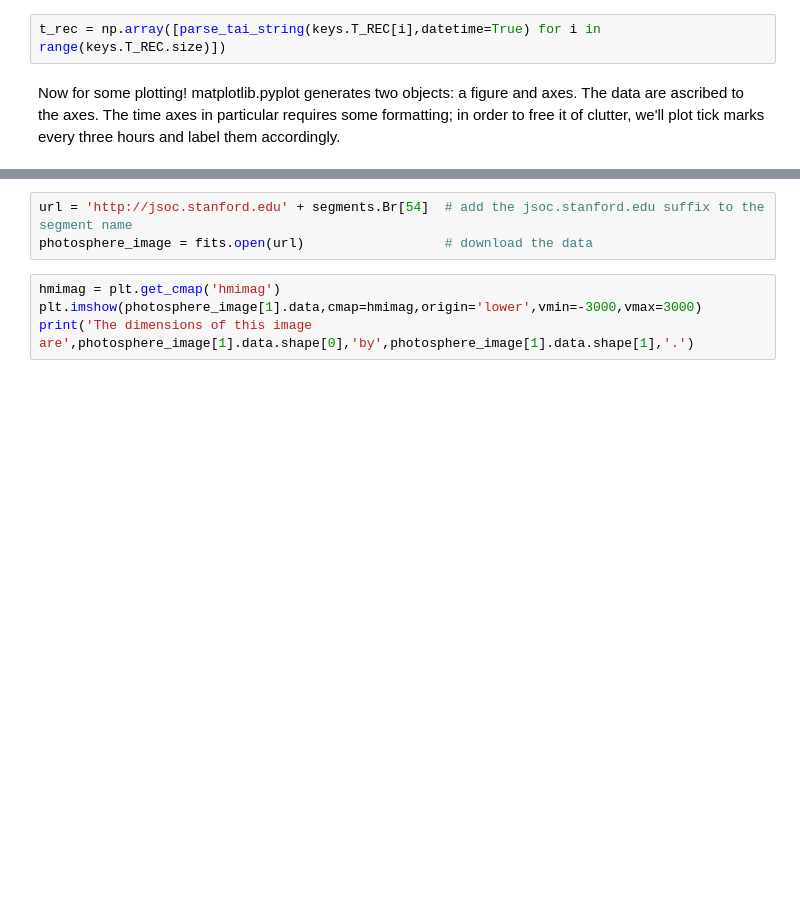
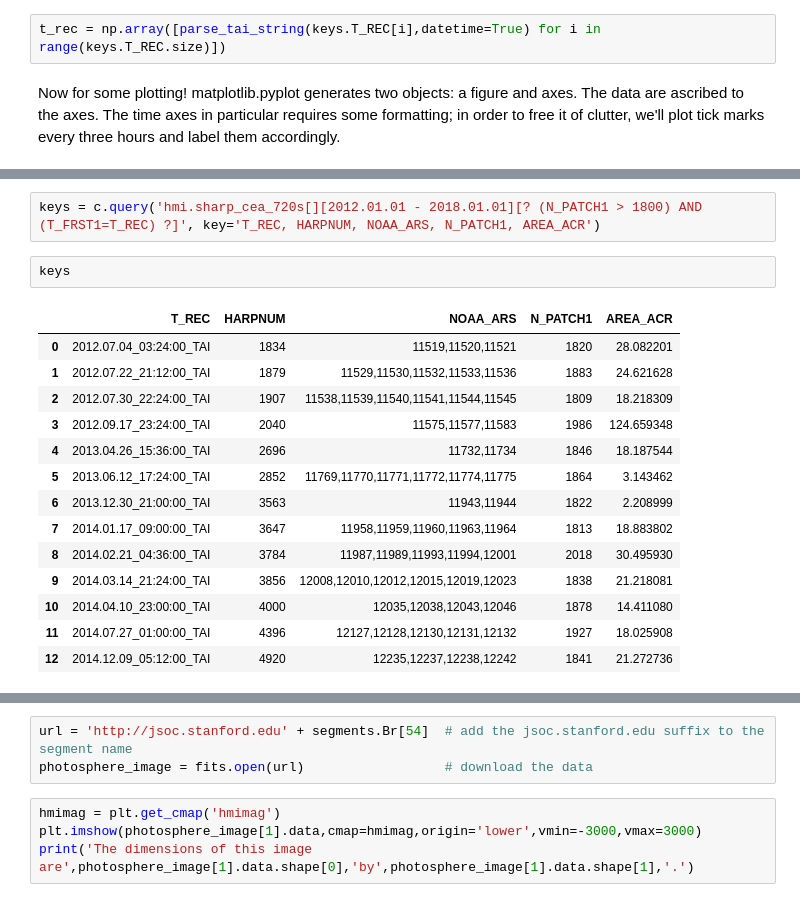
Before and after one commit to mbobra/SHARPs, a Jupyter notebook: plot_swx_d3.ipynb, the cells around one changed output, grey strips where cells are left out. Cells and saved outputs as stored; diff of their text form; blank space fills up the shorter version.

```diff
--- a/plot_swx_d3.ipynb
+++ b/plot_swx_d3.ipynb
@@ -93,0 +161,19 @@ Text(0.5, 1.0, 'total unsigned flux starting at 2011-02-14 15:00:00 UT')
+# %%
+keys = c.query('hmi.sharp_cea_720s[][2012.01.01 - 2018.01.01][? (N_PATCH1 > 1800) AND (T_FRST1=T_REC) ?]', key='T_REC, HARPNUM, NOAA_ARS, N_PATCH1, AREA_ACR')
+# %%
+keys
+# %% [output]
+|  | T_REC | HARPNUM | NOAA_ARS | N_PATCH1 | AREA_ACR |
+| 0 | 2012.07.04_03:24:00_TAI | 1834 | 11519,11520,11521 | 1820 | 28.082201 |
+| 1 | 2012.07.22_21:12:00_TAI | 1879 | 11529,11530,11532,11533,11536 | 1883 | 24.621628 |
+| 2 | 2012.07.30_22:24:00_TAI | 1907 | 11538,11539,11540,11541,11544,11545 | 1809 | 18.218309 |
+| 3 | 2012.09.17_23:24:00_TAI | 2040 | 11575,11577,11583 | 1986 | 124.659348 |
+| 4 | 2013.04.26_15:36:00_TAI | 2696 | 11732,11734 | 1846 | 18.187544 |
+| 5 | 2013.06.12_17:24:00_TAI | 2852 | 11769,11770,11771,11772,11774,11775 | 1864 | 3.143462 |
+| 6 | 2013.12.30_21:00:00_TAI | 3563 | 11943,11944 | 1822 | 2.208999 |
+| 7 | 2014.01.17_09:00:00_TAI | 3647 | 11958,11959,11960,11963,11964 | 1813 | 18.883802 |
+| 8 | 2014.02.21_04:36:00_TAI | 3784 | 11987,11989,11993,11994,12001 | 2018 | 30.495930 |
+| 9 | 2014.03.14_21:24:00_TAI | 3856 | 12008,12010,12012,12015,12019,12023 | 1838 | 21.218081 |
+| 10 | 2014.04.10_23:00:00_TAI | 4000 | 12035,12038,12043,12046 | 1878 | 14.411080 |
+| 11 | 2014.07.27_01:00:00_TAI | 4396 | 12127,12128,12130,12131,12132 | 1927 | 18.025908 |
+| 12 | 2014.12.09_05:12:00_TAI | 4920 | 12235,12237,12238,12242 | 1841 | 21.272736 |
```
Also changed, not shown: parts of 31 cells of this notebook.
